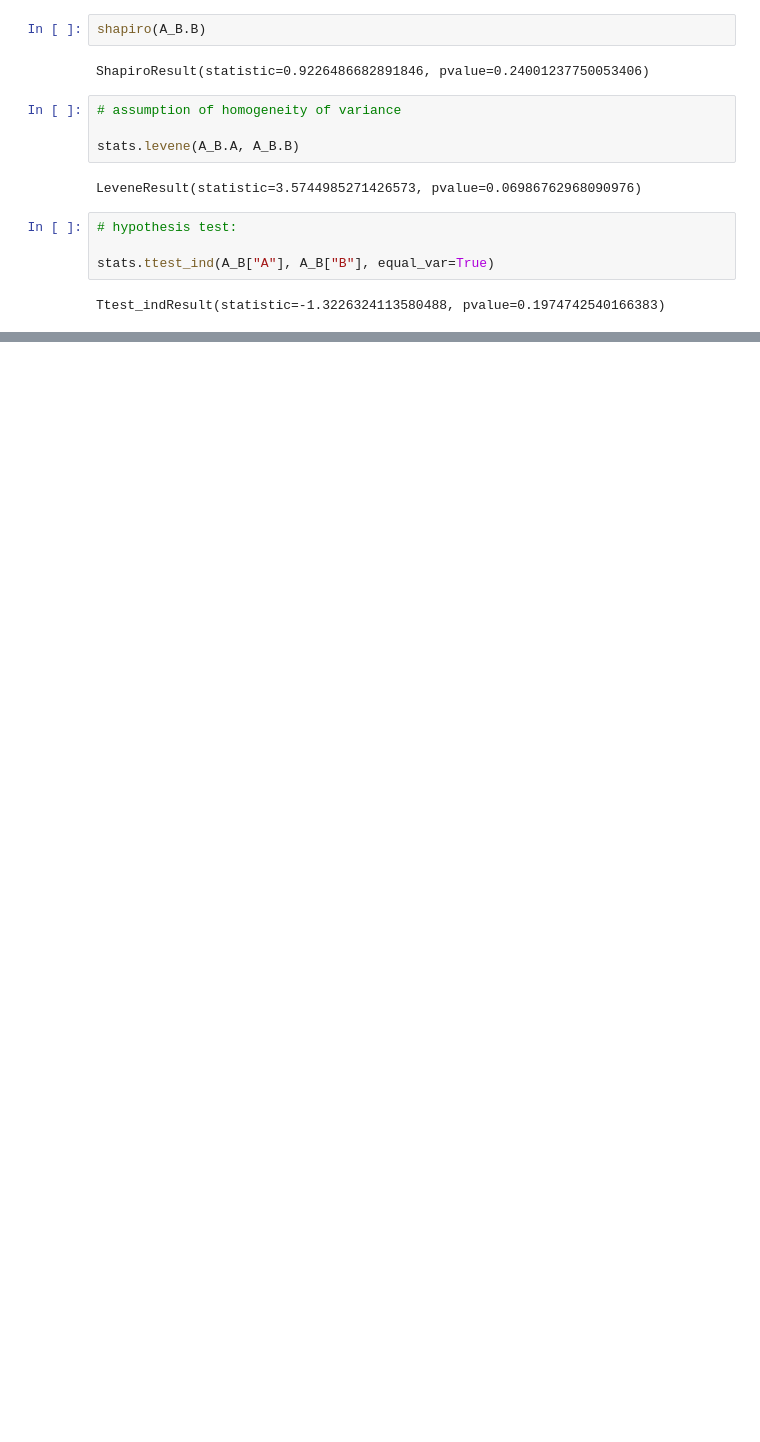
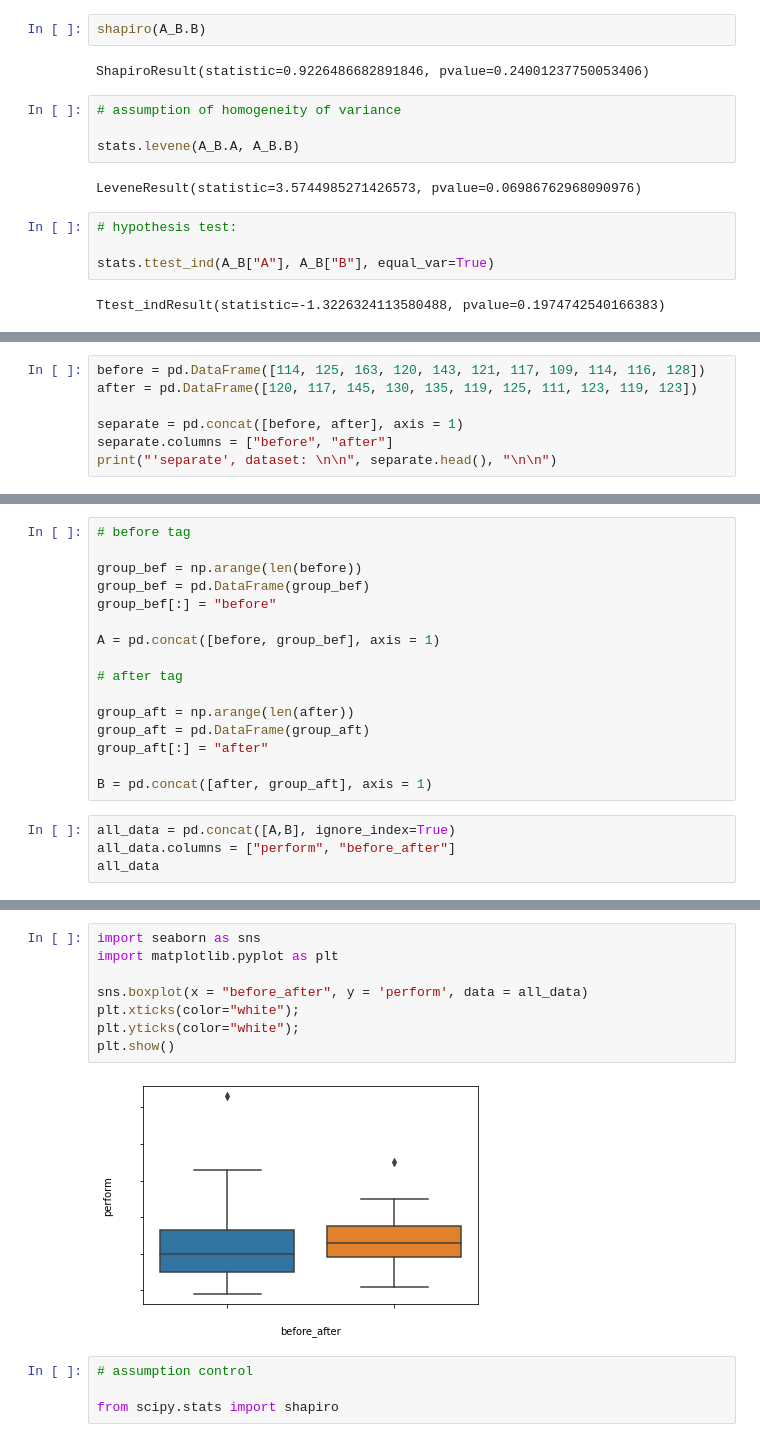
Before and after one commit to Huxoo/python_and_datascience, a Jupyter notebook: 4.Statistics for data science.ipynb, the cells around one changed output, grey strips where cells are left out. Saved outputs shown, nothing was run; the diff lists cells and outputs as text; blank space fills up the shorter version.

```diff
--- a/4.Statistics for data science.ipynb
+++ b/4.Statistics for data science.ipynb
@@ -385,0 +403,7 @@ Ttest_indResult(statistic=-1.3226324113580488, pvalue=0.1974742540166383)
+# %%
+before = pd.DataFrame([114, 125, 163, 120, 143, 121, 117, 109, 114, 116, 128])
+after = pd.DataFrame([120, 117, 145, 130, 135, 119, 125, 111, 123, 119, 123])
+
+separate = pd.concat([before, after], axis = 1)
+separate.columns = ["before", "after"]
+print("'separate', dataset: \n\n", separate.head(), "\n\n")
@@ -385,0 +419,20 @@ Ttest_indResult(statistic=-1.3226324113580488, pvalue=0.1974742540166383)
+# %%
+# before tag
+
+group_bef = np.arange(len(before))
+group_bef = pd.DataFrame(group_bef)
+group_bef[:] = "before"
+
+A = pd.concat([before, group_bef], axis = 1)
+
+# after tag
+
+group_aft = np.arange(len(after))
+group_aft = pd.DataFrame(group_aft)
+group_aft[:] = "after"
+
+B = pd.concat([after, group_aft], axis = 1)
+# %%
+all_data = pd.concat([A,B], ignore_index=True)
+all_data.columns = ["perform", "before_after"]
+all_data
@@ -385,0 +468,14 @@ Ttest_indResult(statistic=-1.3226324113580488, pvalue=0.1974742540166383)
+# %%
+import seaborn as sns
+import matplotlib.pyplot as plt
+
+sns.boxplot(x = "before_after", y = 'perform', data = all_data)
+plt.xticks(color="white");
+plt.yticks(color="white");
+plt.show()
+# %% [output]
+[figure, added]
+# %%
+# assumption control
+
+from scipy.stats import shapiro
```
Also changed, not shown: parts of 7 cells of this notebook.
